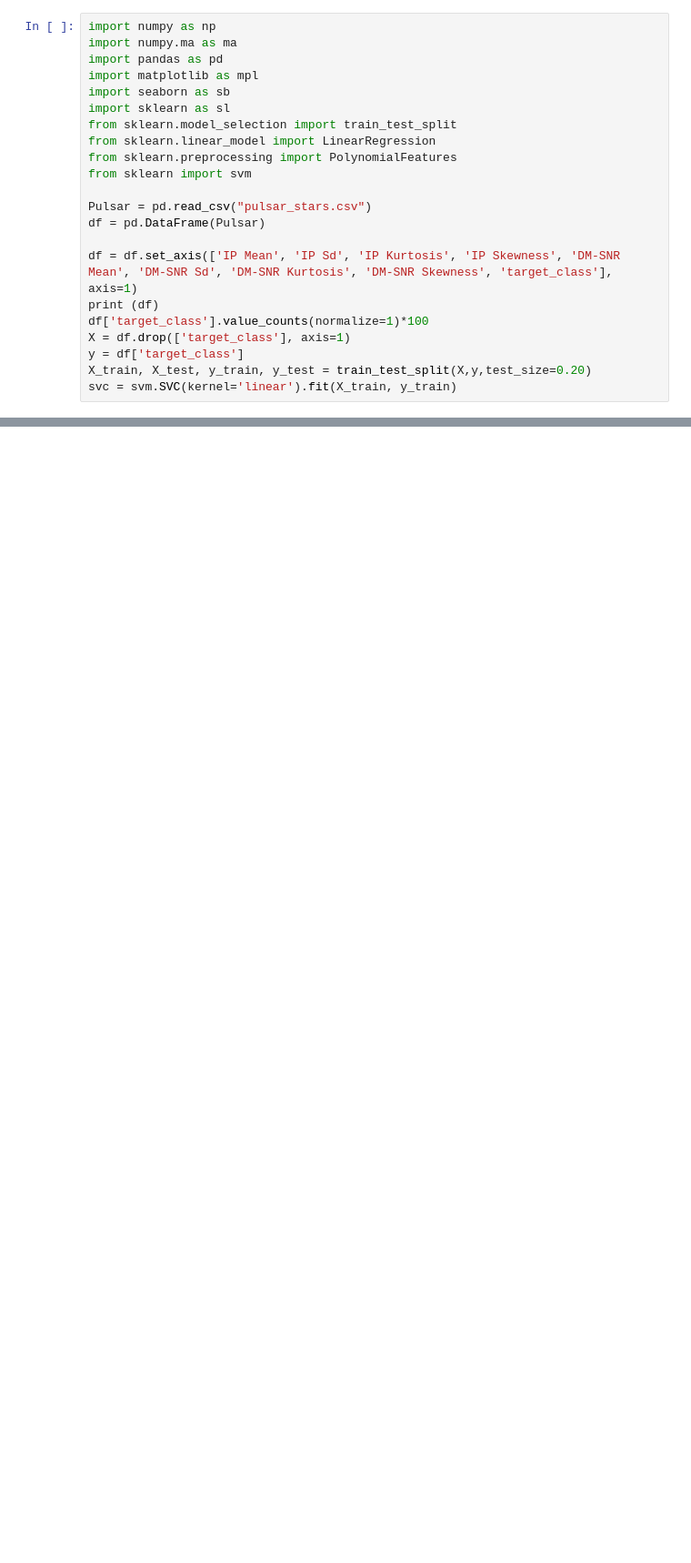
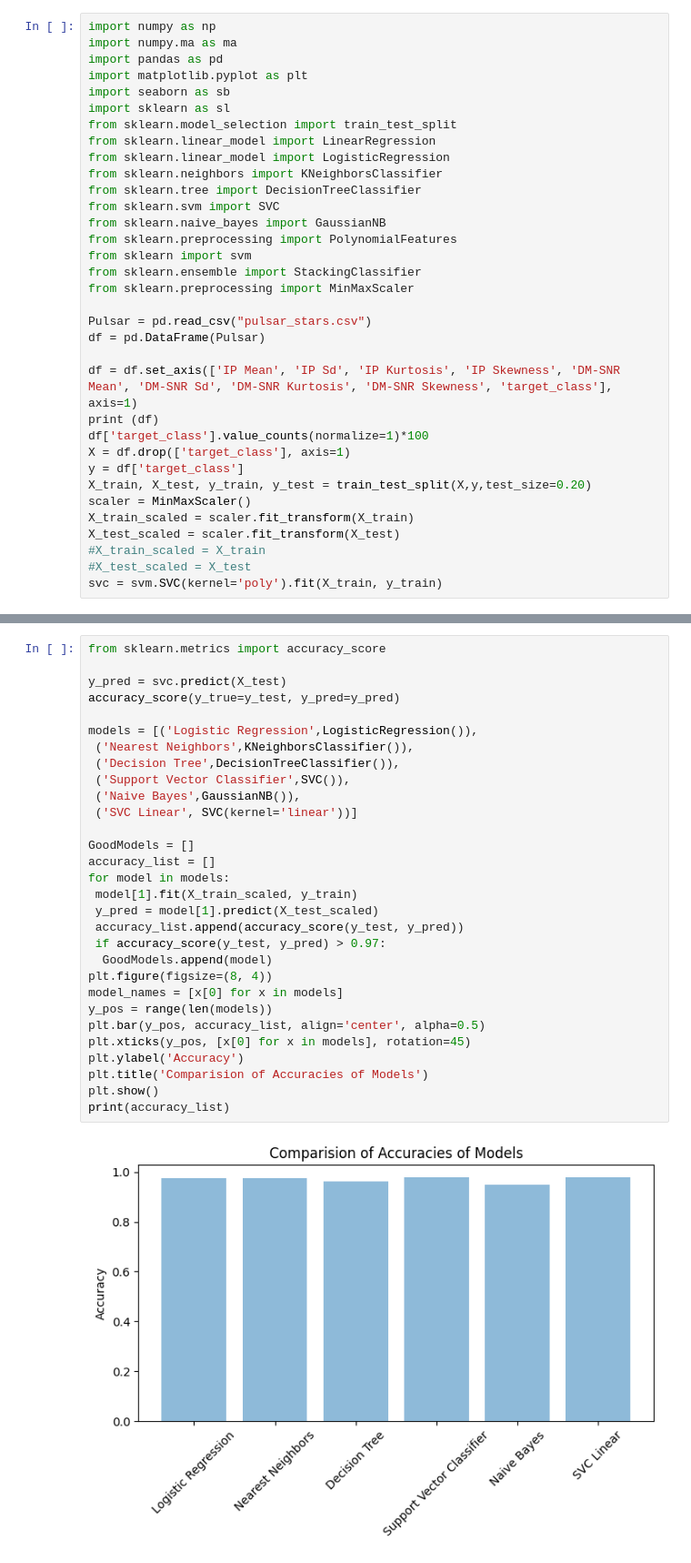
Before and after one commit to Alex9667/Week12, a Jupyter notebook: .ipynb, the cells around one changed output, grey strips where cells are left out. Shown: that part at 91% size. Saved outputs shown, nothing was run; the diff lists cells and outputs as text; blank space fills up the shorter version.

```diff
--- a/.ipynb
+++ b/.ipynb
@@ -2,13 +2,20 @@
 import numpy as np
 import numpy.ma as ma
 import pandas as pd
-import matplotlib as mpl
+import matplotlib.pyplot as plt
 import seaborn as sb
 import sklearn as sl
 from sklearn.model_selection import train_test_split
 from sklearn.linear_model import LinearRegression
+from sklearn.linear_model import LogisticRegression
+from sklearn.neighbors import KNeighborsClassifier
+from sklearn.tree import DecisionTreeClassifier
+from sklearn.svm import SVC
+from sklearn.naive_bayes import GaussianNB
 from sklearn.preprocessing import PolynomialFeatures
 from sklearn import svm
+from sklearn.ensemble import StackingClassifier
+from sklearn.preprocessing import MinMaxScaler
 
 Pulsar = pd.read_csv("pulsar_stars.csv")
 df = pd.DataFrame(Pulsar)
@@ -19,7 +26,12 @@ df['target_class'].value_counts(normalize=1)*100
 X = df.drop(['target_class'], axis=1)
 y = df['target_class']
 X_train, X_test, y_train, y_test = train_test_split(X,y,test_size=0.20)
-svc = svm.SVC(kernel='linear').fit(X_train, y_train)
+scaler = MinMaxScaler()
+X_train_scaled = scaler.fit_transform(X_train)
+X_test_scaled = scaler.fit_transform(X_test)
+#X_train_scaled = X_train
+#X_test_scaled = X_test
+svc = svm.SVC(kernel='poly').fit(X_train, y_train)
 # %% [output]
           IP Mean      IP Sd  IP Kurtosis  IP Skewness  DM-SNR Mean  \
 0      140.562500  55.683782    -0.234571    -0.699648     3.199833
@@ -47,0 +53,32 @@ accuracy_score(y_true=y_test, y_pred=y_pred)
+# %%
+from sklearn.metrics import accuracy_score
+
+y_pred = svc.predict(X_test)
+accuracy_score(y_true=y_test, y_pred=y_pred)
+
+models = [('Logistic Regression',LogisticRegression()),
+ ('Nearest Neighbors',KNeighborsClassifier()),
+ ('Decision Tree',DecisionTreeClassifier()),
+ ('Support Vector Classifier',SVC()),
+ ('Naive Bayes',GaussianNB()),
+ ('SVC Linear', SVC(kernel='linear'))]
+
+GoodModels = []
+accuracy_list = []
+for model in models:
+ model[1].fit(X_train_scaled, y_train)
+ y_pred = model[1].predict(X_test_scaled)
+ accuracy_list.append(accuracy_score(y_test, y_pred))
+ if accuracy_score(y_test, y_pred) > 0.97:
+  GoodModels.append(model)
+plt.figure(figsize=(8, 4))
+model_names = [x[0] for x in models]
+y_pos = range(len(models))
+plt.bar(y_pos, accuracy_list, align='center', alpha=0.5)
+plt.xticks(y_pos, [x[0] for x in models], rotation=45)
+plt.ylabel('Accuracy')
+plt.title('Comparision of Accuracies of Models')
+plt.show()
+print(accuracy_list)
+# %% [output]
+[figure, added]
```
Also changed, not shown: parts of 3 cells of this notebook.
